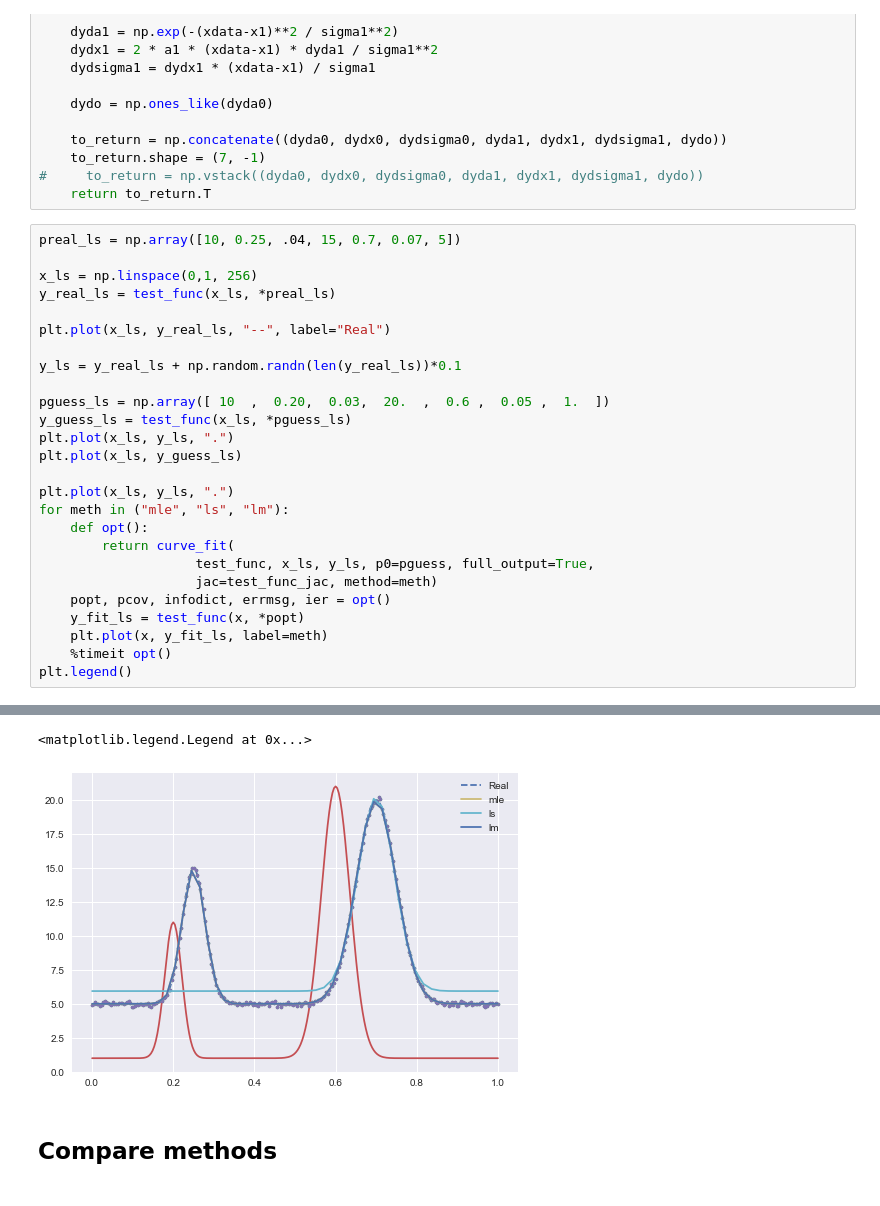
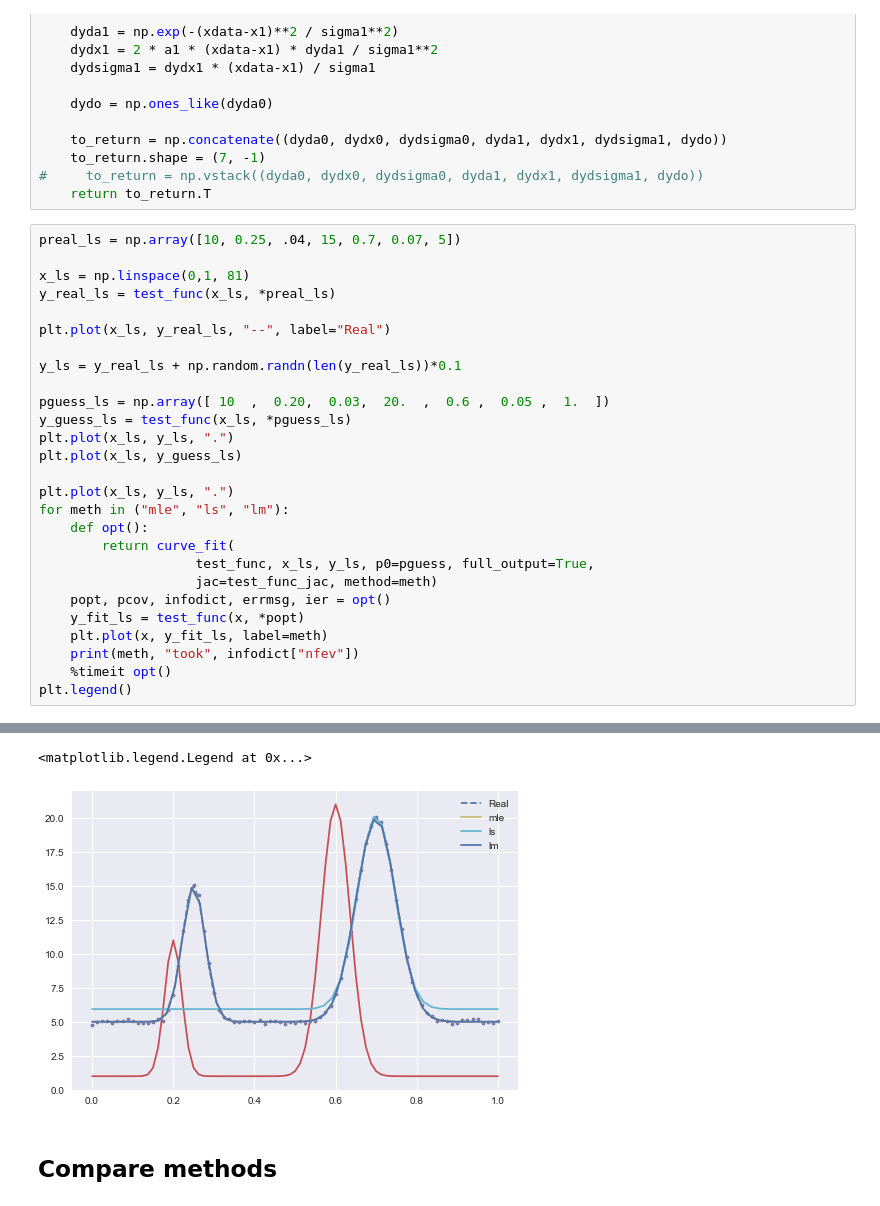
Before and after one commit to david-hoffman/peaks, a Jupyter notebook: notebooks/curve_fit test.ipynb, the cells around one changed output, grey strips where cells are left out. Saved outputs shown, nothing was run; the diff lists cells and outputs as text.

```diff
--- a/notebooks/curve_fit test.ipynb
+++ b/notebooks/curve_fit test.ipynb
@@ -42,7 +42,7 @@ def test_func_jac(xdata, a0, x0, sigma0, a1, x1, sigma1, o):
 # %%
 preal_ls = np.array([10, 0.25, .04, 15, 0.7, 0.07, 5])
 
-x_ls = np.linspace(0,1, 256)
+x_ls = np.linspace(0,1, 81)
 y_real_ls = test_func(x_ls, *preal_ls)
 
 plt.plot(x_ls, y_real_ls, "--", label="Real")
@@ -63,6 +63,7 @@ for meth in ("mle", "ls", "lm"):
     popt, pcov, infodict, errmsg, ier = opt()
     y_fit_ls = test_func(x, *popt)
     plt.plot(x, y_fit_ls, label=meth)
+    print(meth, "took", infodict["nfev"])
     %timeit opt()
 plt.legend()
 # %% [output]
@@ -72,5 +76,5 @@ plt.legend()
 <matplotlib.legend.Legend at 0x...>
-[figure, old version]
+[figure, new version]
 # %% [markdown]
 ## Compare methods
 # %%
```
Also changed, not shown: parts of 1 cell of this notebook, 1 other file.
